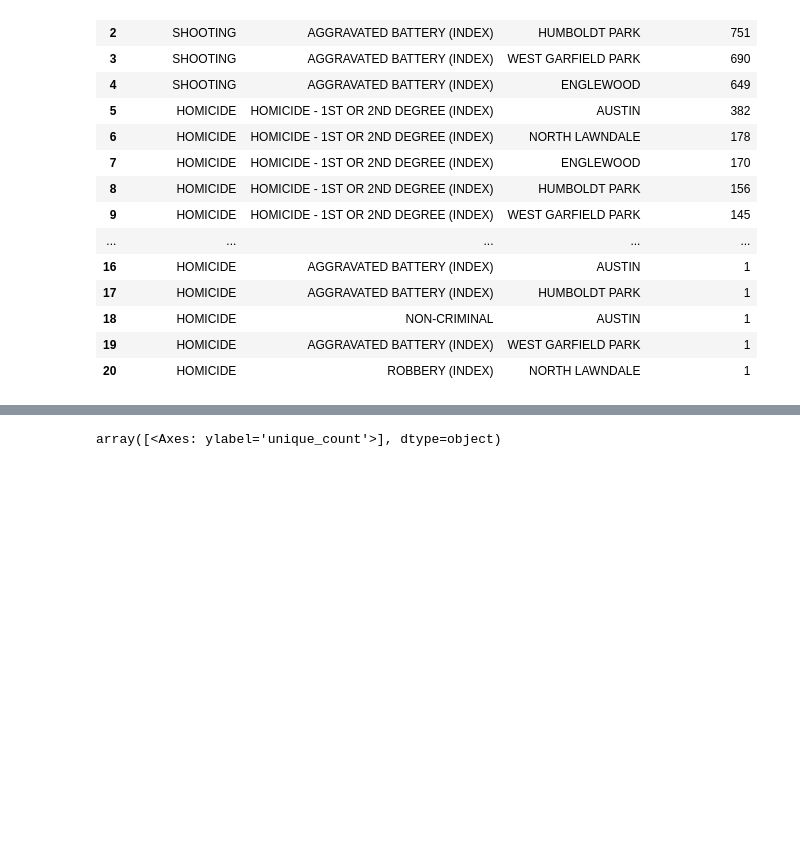
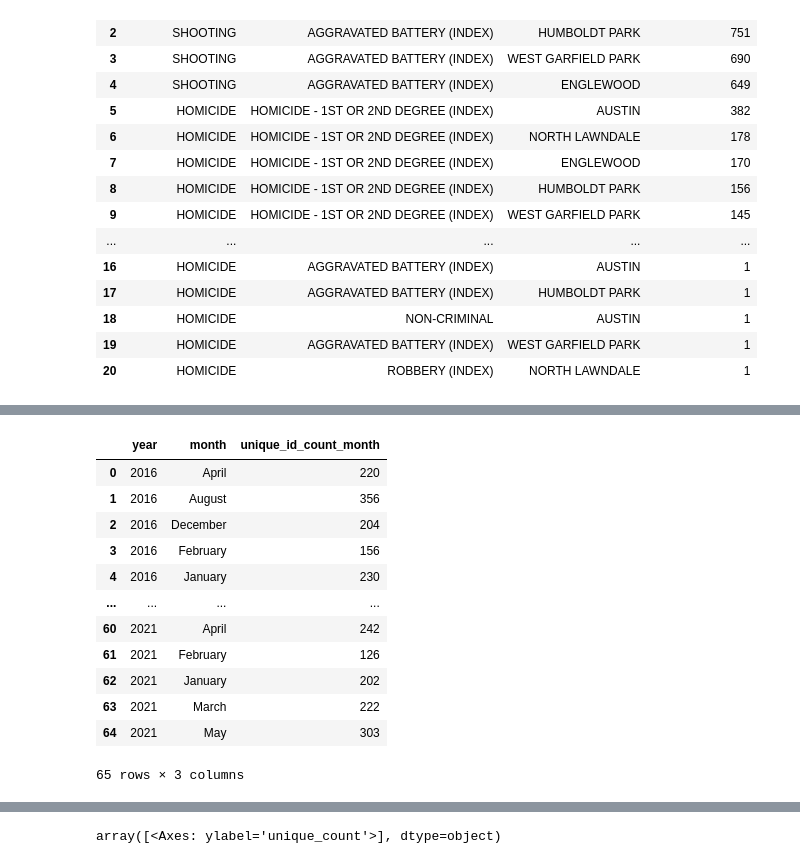
Before and after one commit to RomanD83/violence_reduction, a Jupyter notebook: vr.ipynb, the cells around one changed output, grey strips where cells are left out. Cells and saved outputs as stored; diff of their text form; code cells hidden in the pictures; blank space fills up the shorter version.

```diff
--- a/vr.ipynb
+++ b/vr.ipynb
@@ -544,3 +544,6 @@ df\
 | 18 | HOMICIDE | NON-CRIMINAL | AUSTIN | 1 |
 | 19 | HOMICIDE | AGGRAVATED BATTERY (INDEX) | WEST GARFIELD PARK | 1 |
 | 20 | HOMICIDE | ROBBERY (INDEX) | NORTH LAWNDALE | 1 |
+# %%
+from sklearn.model_selection import train_test_split
+train, test = train_test_split(df, random_state=1)
@@ -546,0 +573,16 @@ df\
+# %%
+count_month
+# %% [output]
+|  | year | month | unique_id_count_month |
+| 0 | 2016 | April | 220 |
+| 1 | 2016 | August | 356 |
+| 2 | 2016 | December | 204 |
+| 3 | 2016 | February | 156 |
+| 4 | 2016 | January | 230 |
+| ... | ... | ... | ... |
+| 60 | 2021 | April | 242 |
+| 61 | 2021 | February | 126 |
+| 62 | 2021 | January | 202 |
+| 63 | 2021 | March | 222 |
+| 64 | 2021 | May | 303 |
+65 rows × 3 columns
```
Also changed, not shown: parts of 18 cells of this notebook.
